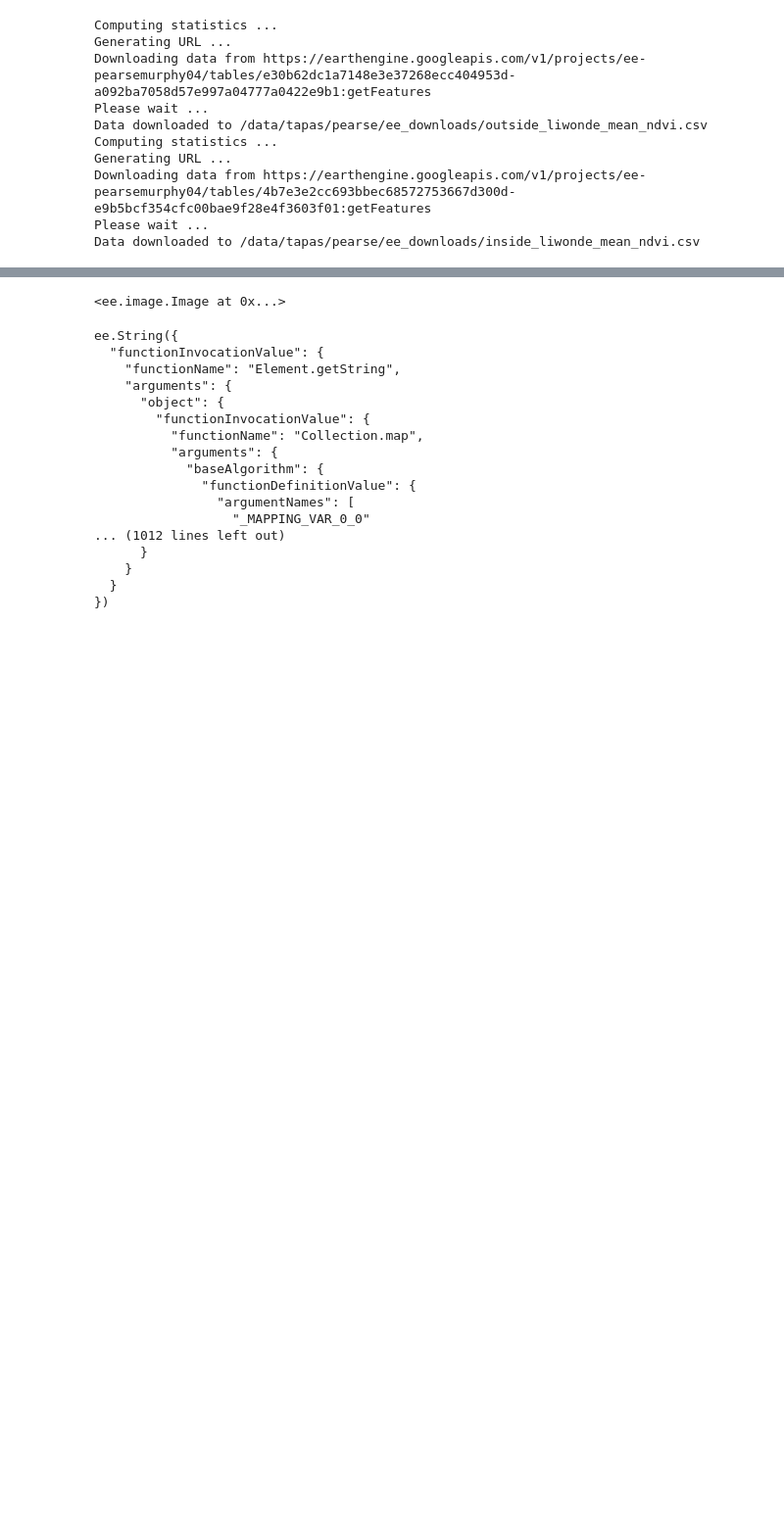
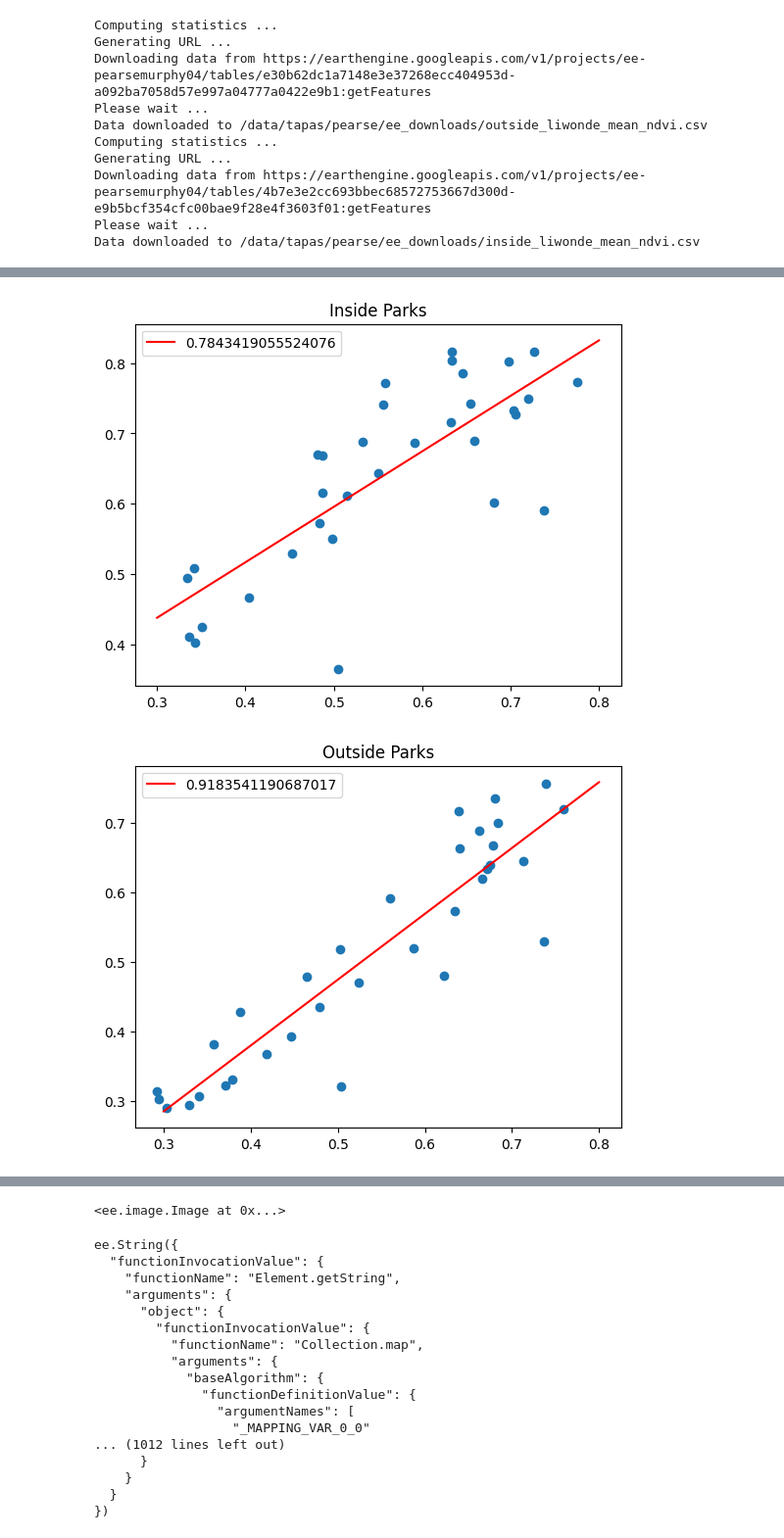
Before and after one commit to murphp30/eo_scripts, a Jupyter notebook: ndvi_insde_outside.ipynb, the cells around one changed output, grey strips where cells are left out. Shown at 98% size. Drawn from its saved outputs; the diff is of its cells as text; code cells hidden in the pictures; blank space fills up the shorter version.

Commit message:
tidying up figures

```diff
--- a/ndvi_insde_outside.ipynb
+++ b/ndvi_insde_outside.ipynb
@@ -147,0 +139,23 @@ Type:      builtin_function_or_method
+# %%
+out_dir = "/data/tapas/pearse/ee_downloads"
+out_stats_liwonde = os.path.join(out_dir, "outside_liwonde_mean_ndvi.csv")
+in_stats_liwonde = os.path.join(out_dir, "inside_liwonde_mean_ndvi.csv")
+out_stats_kasungu = os.path.join(out_dir, "outside_kasungu_mean_ndvi.csv")
+in_stats_kasungu = os.path.join(out_dir, "inside_kasungu_mean_ndvi.csv")
+
+ndvi_means = {"inside":[], "outside":[]}
+for in_stats in [in_stats_liwonde, in_stats_kasungu]:
+    with open(in_stats) as stats:
+        csv_read = csv.reader(stats)
+
+        date_row = next(csv_read)
+        data_row = next(csv_read)
+    ndvi_means["inside"].append(np.array(data_row[:-1], dtype=float))
+
+for out_stats in [out_stats_liwonde, out_stats_kasungu]:
+    with open(out_stats) as stats:
+        csv_read = csv.reader(stats)
+
+        date_row = next(csv_read)
+        data_row = next(csv_read)
+    ndvi_means["outside"].append(np.array(data_row[:-1], dtype=float))
@@ -147,0 +184,18 @@ Type:      builtin_function_or_method
+# %%
+def plot_correlate(ndvi1, ndvi2, title):
+    result = linregress(ndvi1, ndvi2)
+    x = np.linspace(0.3, 0.8, 100)
+    best_fit = result.slope*x + result.intercept
+    plt.figure()
+    plt.plot(ndvi1, ndvi2, 'o')
+    plt.plot(x, best_fit, 'red', label=result.rvalue)
+    plt.legend()
+    plt.title(title)
+# %%
+plot_correlate(ndvi_means["inside"][0],ndvi_means["inside"][1], "Inside Parks")
+plot_correlate(ndvi_means["outside"][0],ndvi_means["outside"][1], "Outside Parks")
+plot_correlate(ndvi_means["inside"][0],ndvi_means["outside"][0], "Liwonde")
+plot_correlate(ndvi_means["inside"][1],ndvi_means["outside"][1], "Kasungu")
+# %% [output]
+[figure, added]
+[figure, added]
```
Also changed, not shown: parts of 17 cells of this notebook, 9 other files.
